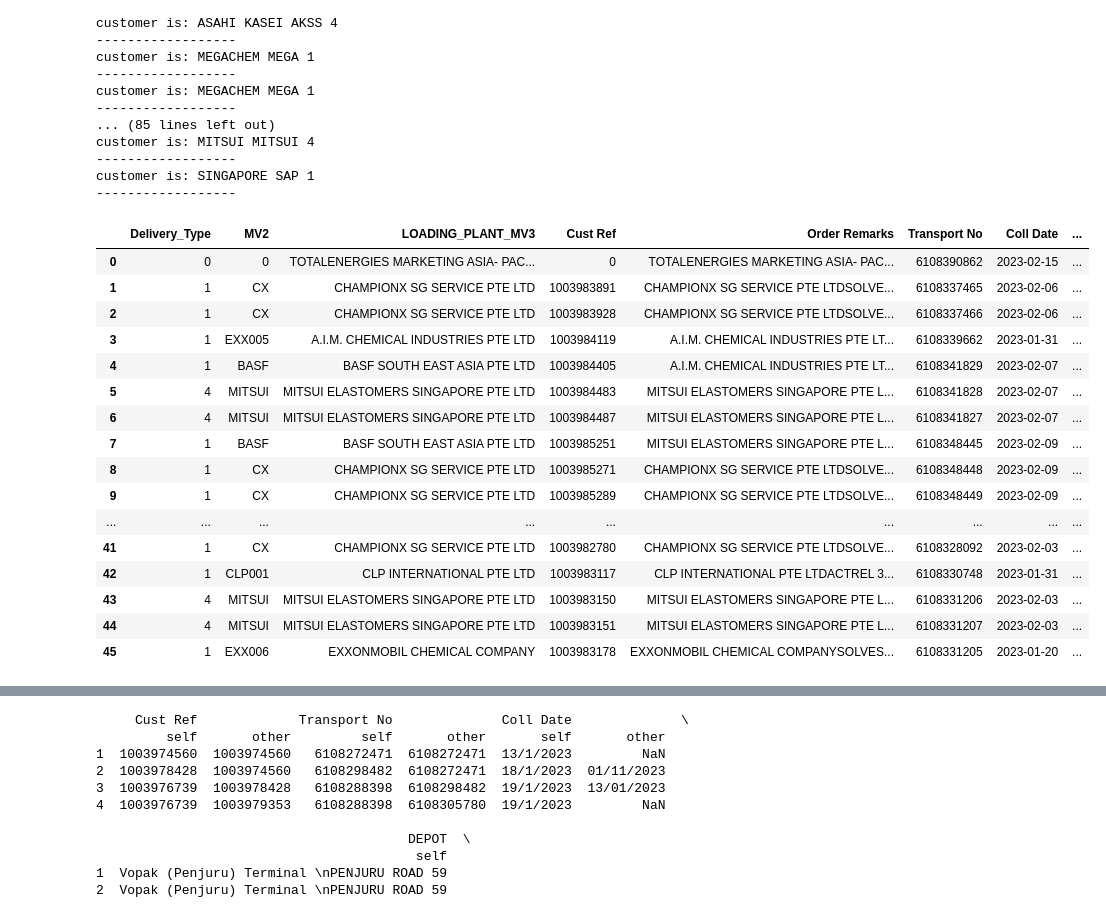
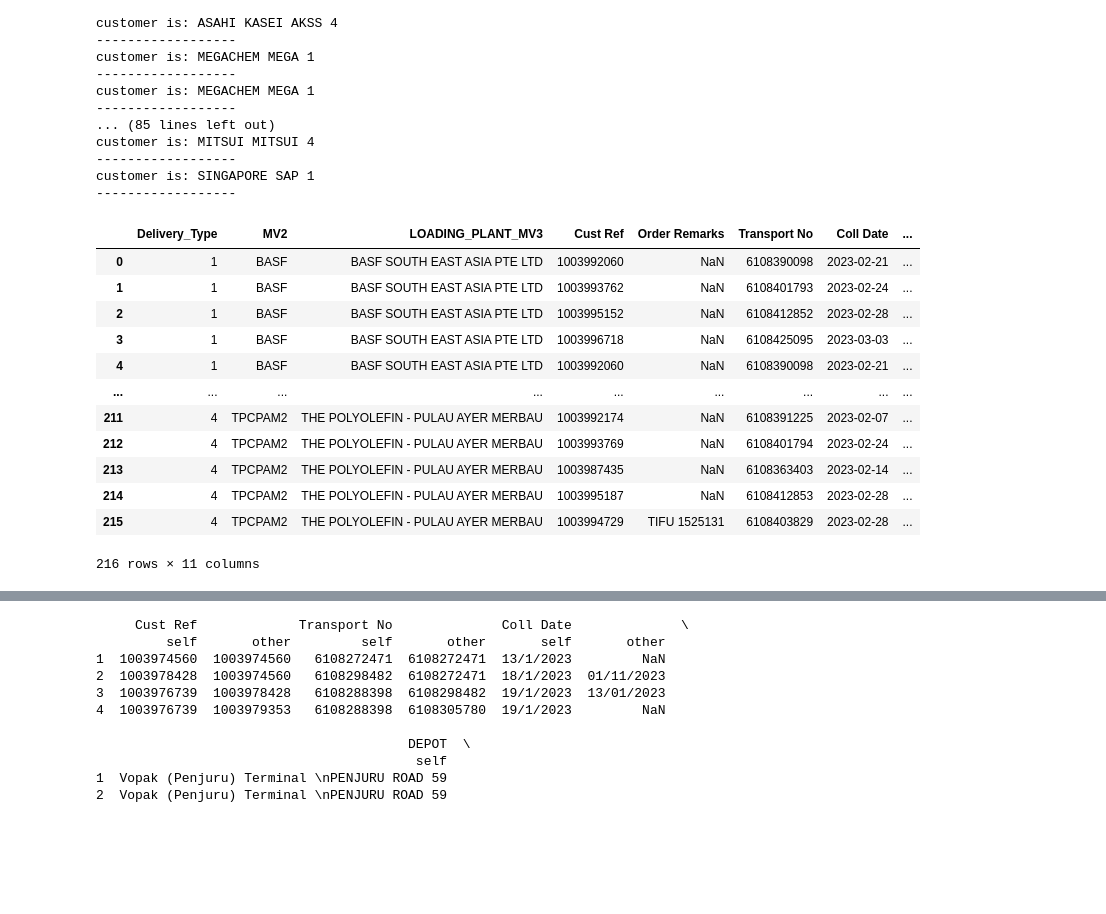
Before and after one commit to JohnTan38/Project-Data-Analysis, a Jupyter notebook: Asset/TRANSPOREON.ipynb, the cells around one changed output, grey strips where cells are left out. Cells and saved outputs as stored; diff of their text form; code cells hidden in the pictures; blank space fills up the shorter version.

```diff
--- a/Asset/TRANSPOREON.ipynb
+++ b/Asset/TRANSPOREON.ipynb
@@ -101,6 +101,7 @@ for file in os.listdir(dir):
 
         cust = re.findall(r'(?s)Destination\n(.*?)\n[^\S\r\n]*SG-', text) #MV3
 
+
         dic_cust={'M1796 CHAWAN FLUID PLANT SG10 PAC - Chawan Fluid Plant MITSUI ELASTOMERS SINGAPORE PTE LTD 1 Ayer Chawan Place  701 AYER MERBAU ROAD SG SG Singapore': 'MITSUI ELASTOMERS SINGAPORE PTE LTD',
           'T1796 VOPAK TERMINAL - SINGAPO SG01 Vopak (Penjuru) Terminal BASF SOUTH EAST ASIA PTE LTD PENJURU ROAD 59 20 BANYAN AVENUE JURONG ISLAND SG SG Singapore': 'BASF SOUTH EAST ASIA PTE LTD',
           'T1796 VOPAK (PENJURU) SG01 Vopak (Penjuru) Terminal THE POLYOLEFIN -PULAU AYER MERBAU PENJURU ROAD 59 Ayer Merbau Road 401 SG SG Singapore': 'THE POLYOLEFIN -PULAU AYER MERBAU',
@@ -116,9 +117,16 @@ for file in os.listdir(dir):
           'T1796 VOPAK (PENJURU) SG01 Vopak (Penjuru) Terminal SINGAPORE ADHESION PLANT PENJURU ROAD 59 100 JURONG ISLAND HIGHWAY SG SG Singapore': 'SINGAPORE ADHESION PLANT',
           'T1796 VOPAK TERMINAL - SINGAPO SG01 Vopak (Penjuru) Terminal SUMITOMO SEIKA-17 SAKRA ROAD PULAU SAKRA ATTN: JOANNE ONG PENJURU ROAD 59 TEL : 68676725 / 65342276 SG SG Singapore': 'SUMITOMO SEIKA-17',
           'M1796 CHAWAN FLUID PLANT SG10 PAC - Chawan Fluid Plant SUMITOMO CHEMICAL ASIA PTE LTD 1 Ayer Chawan Place  AYER MERBAU ROAD 700 SG SG-627525 SINGAPORE': 'SUMITOMO CHEMICAL ASIA PTE LTD',
-          'T1796 VOPAK (PENJURU) SG01 Vopak (Penjuru) Terminal MITSUI ELASTOMERS SINGAPORE PTE LTD PENJURU ROAD 59 701 AYER MERBAU ROAD SG SG Singapore': 'MITSUI ELASTOMERS SINGAPORE PTE LTD'}
+          'T1796 VOPAK (PENJURU) SG01 Vopak (Penjuru) Terminal MITSUI ELASTOMERS SINGAPORE PTE LTD PENJURU ROAD 59 701 AYER MERBAU ROAD SG SG Singapore': 'MITSUI ELASTOMERS SINGAPORE PTE LTD',
+          'T1796 VOPAK TERMINAL - SINGAPO SG01 Vopak (Penjuru) Terminal TOTALENERGIES MARKETING ASIA-PACIFIC MIDDLE EAST PTE LTD PENJURU ROAD 59 (LOBP) SG TUAS SOUTH AVENUE 14 2': 'TOTALENERGIES MARKETING ASIAPACIFIC',
+          'T1796 VOPAK (PENJURU) SG01 Vopak (Penjuru) Terminal BERTSCHI SINGAPORE PTE. LTD. PENJURU ROAD 59 SERAYA PLACE, JURONG ISLAND 2 SG SG Singapore': 'BERTSCHI SINGAPORE PTE. LTD.',
+          'T1796 VOPAK (PENJURU) SG01 Vopak (Penjuru) Terminal THE POLYOLEFIN - PULAU AYER MERBAU PENJURU ROAD 59 STREET 2 GATE NO 5 401 SG SG Singapore': 'THE POLYOLEFIN - PULAU AYER MERBAU G5',
+          'T1796 VOPAK (PENJURU) SG01 Vopak (Penjuru) Terminal THE POLYOLEFIN - PULAU AYER MERBAU PENJURU ROAD 59 STREET 2 GATE NO 23 401 SG SG Singapore': 'THE POLYOLEFIN - PULAU AYER MERBAU G23'
+                 }
         custy = " ".join(line.strip() for line in cust[0].splitlines())
+        print(custy)
         cust_renam = dic_cust.get(custy)
+        print(cust_renam)
 
         try:
             ship_num = regexp.search(text).group(1) #
@@ -1279,7 +1496,7 @@ for cust in lst_cust:
             cust=='A.I.M. CHEMICAL INDUSTRIES PTE LTD', cust=='CLP INTERNATIONAL PTE LTD', cust=='CHAMPIONX SG SERVICE PTE LTD',
             cust=='SINGAPORE ADHESION PLANT', cust=='BASF SOUTH EAST ASIA PTE LTD', cust=='ASAHI KASEI SYNTHETIC RUBBER SINGAPORE PTE LTD',
             cust=='MEGACHEM MANUFACTURING PTE LTD', cust=='MSD INTERNATIONAL GMBH (SINGAPORE BRANCH)', cust=='SINGAPORE BUTYL PLANT',
-            cust=='BERTSCHI', cust=='BAKER HUGHES', cust=='HP SINGAPORE', cust=='TOTALENERGIES', cust=='SUMITOMO SEIKA-17 SAKRA ROAD PULAU SAKRA ATTN: JOANNE ONG',
+            cust=='BERTSCHI SINGAPORE PTE. LTD.', cust=='BAKER HUGHES', cust=='HP SINGAPORE', cust=='TOTALENERGIES', cust=='SUMITOMO SEIKA-17 SAKRA ROAD PULAU SAKRA ATTN: JOANNE ONG',
             cust=='THE POLYOLEFIN - PULAU AYER MERBAU']
 
     values=['EXX006', 'MITSUI', 'SUMITOMO CHEMICAL', 'EXX005', 'CLP001', 'CX', 'SAP', 'BASF', 'AKSS', 'MEGA', 'MSD', 'SBP', 'BERTSCHI', '627454', 'EXX002', 'TOTAL', 'SEIKA', 'TPCPAM2']
@@ -1403,26 +1620,23 @@ customer is: MITSUI MITSUI 4
 customer is: SINGAPORE SAP 1
 ------------------
 # %%
-tms_upload = pd.concat([tms, df_trans], axis=1)
+#tms_upload = pd.concat([tms, df_trans], axis=1)
+tms_upload = pd.merge(tms, df_trans, on='LOADING_PLANT_MV3')
 tms_upload #template for TMS upload
 # %% [output]
 |  | Delivery_Type | MV2 | LOADING_PLANT_MV3 | Cust Ref | Order Remarks | Transport No | Coll Date | ... |
-| 0 | 0 | 0 | TOTALENERGIES MARKETING ASIA- PAC... | 0 | TOTALENERGIES MARKETING ASIA- PAC... | 6108390862 | 2023-02-15 | ... |
-| 1 | 1 | CX | CHAMPIONX SG SERVICE PTE LTD | 1003983891 | CHAMPIONX SG SERVICE PTE LTDSOLVE... | 6108337465 | 2023-02-06 | ... |
-| 2 | 1 | CX | CHAMPIONX SG SERVICE PTE LTD | 1003983928 | CHAMPIONX SG SERVICE PTE LTDSOLVE... | 6108337466 | 2023-02-06 | ... |
-| 3 | 1 | EXX005 | A.I.M. CHEMICAL INDUSTRIES PTE LTD | 1003984119 | A.I.M. CHEMICAL INDUSTRIES PTE LT... | 6108339662 | 2023-01-31 | ... |
-| 4 | 1 | BASF | BASF SOUTH EAST ASIA PTE LTD | 1003984405 | A.I.M. CHEMICAL INDUSTRIES PTE LT... | 6108341829 | 2023-02-07 | ... |
-| 5 | 4 | MITSUI | MITSUI ELASTOMERS SINGAPORE PTE LTD | 1003984483 | MITSUI ELASTOMERS SINGAPORE PTE L... | 6108341828 | 2023-02-07 | ... |
-| 6 | 4 | MITSUI | MITSUI ELASTOMERS SINGAPORE PTE LTD | 1003984487 | MITSUI ELASTOMERS SINGAPORE PTE L... | 6108341827 | 2023-02-07 | ... |
-| 7 | 1 | BASF | BASF SOUTH EAST ASIA PTE LTD | 1003985251 | MITSUI ELASTOMERS SINGAPORE PTE L... | 6108348445 | 2023-02-09 | ... |
-| 8 | 1 | CX | CHAMPIONX SG SERVICE PTE LTD | 1003985271 | CHAMPIONX SG SERVICE PTE LTDSOLVE... | 6108348448 | 2023-02-09 | ... |
-| 9 | 1 | CX | CHAMPIONX SG SERVICE PTE LTD | 1003985289 | CHAMPIONX SG SERVICE PTE LTDSOLVE... | 6108348449 | 2023-02-09 | ... |
+| 0 | 1 | BASF | BASF SOUTH EAST ASIA PTE LTD | 1003992060 | NaN | 6108390098 | 2023-02-21 | ... |
+| 1 | 1 | BASF | BASF SOUTH EAST ASIA PTE LTD | 1003993762 | NaN | 6108401793 | 2023-02-24 | ... |
+| 2 | 1 | BASF | BASF SOUTH EAST ASIA PTE LTD | 1003995152 | NaN | 6108412852 | 2023-02-28 | ... |
+| 3 | 1 | BASF | BASF SOUTH EAST ASIA PTE LTD | 1003996718 | NaN | 6108425095 | 2023-03-03 | ... |
+| 4 | 1 | BASF | BASF SOUTH EAST ASIA PTE LTD | 1003992060 | NaN | 6108390098 | 2023-02-21 | ... |
 | ... | ... | ... | ... | ... | ... | ... | ... | ... |
-| 41 | 1 | CX | CHAMPIONX SG SERVICE PTE LTD | 1003982780 | CHAMPIONX SG SERVICE PTE LTDSOLVE... | 6108328092 | 2023-02-03 | ... |
-| 42 | 1 | CLP001 | CLP INTERNATIONAL PTE LTD | 1003983117 | CLP INTERNATIONAL PTE LTDACTREL 3... | 6108330748 | 2023-01-31 | ... |
-| 43 | 4 | MITSUI | MITSUI ELASTOMERS SINGAPORE PTE LTD | 1003983150 | MITSUI ELASTOMERS SINGAPORE PTE L... | 6108331206 | 2023-02-03 | ... |
-| 44 | 4 | MITSUI | MITSUI ELASTOMERS SINGAPORE PTE LTD | 1003983151 | MITSUI ELASTOMERS SINGAPORE PTE L... | 6108331207 | 2023-02-03 | ... |
-| 45 | 1 | EXX006 | EXXONMOBIL CHEMICAL COMPANY | 1003983178 | EXXONMOBIL CHEMICAL COMPANYSOLVES... | 6108331205 | 2023-01-20 | ... |
+| 211 | 4 | TPCPAM2 | THE POLYOLEFIN - PULAU AYER MERBAU | 1003992174 | NaN | 6108391225 | 2023-02-07 | ... |
+| 212 | 4 | TPCPAM2 | THE POLYOLEFIN - PULAU AYER MERBAU | 1003993769 | NaN | 6108401794 | 2023-02-24 | ... |
+| 213 | 4 | TPCPAM2 | THE POLYOLEFIN - PULAU AYER MERBAU | 1003987435 | NaN | 6108363403 | 2023-02-14 | ... |
+| 214 | 4 | TPCPAM2 | THE POLYOLEFIN - PULAU AYER MERBAU | 1003995187 | NaN | 6108412853 | 2023-02-28 | ... |
+| 215 | 4 | TPCPAM2 | THE POLYOLEFIN - PULAU AYER MERBAU | 1003994729 | TIFU 1525131 | 6108403829 | 2023-02-28 | ... |
+216 rows × 11 columns
 # %%
 import xlsxwriter #write df_comp
 
```
Also changed, not shown: parts of 46 cells of this notebook.
